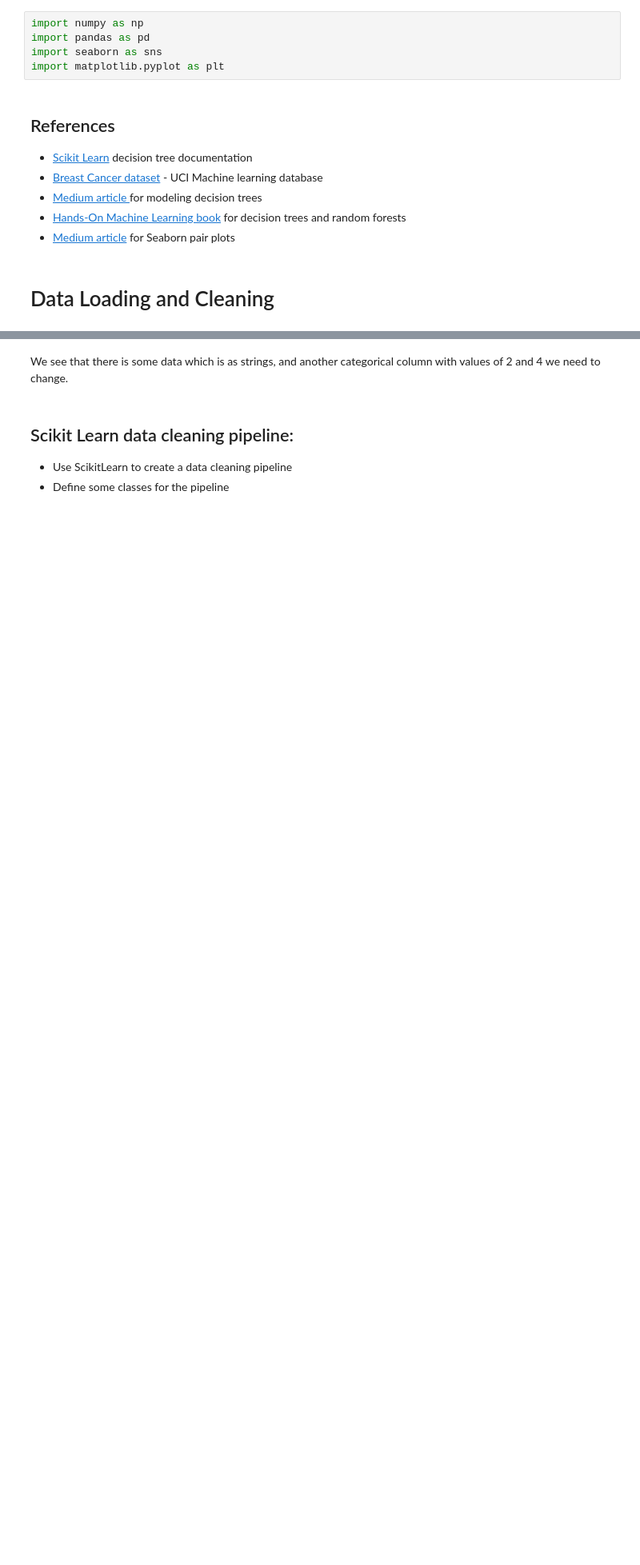
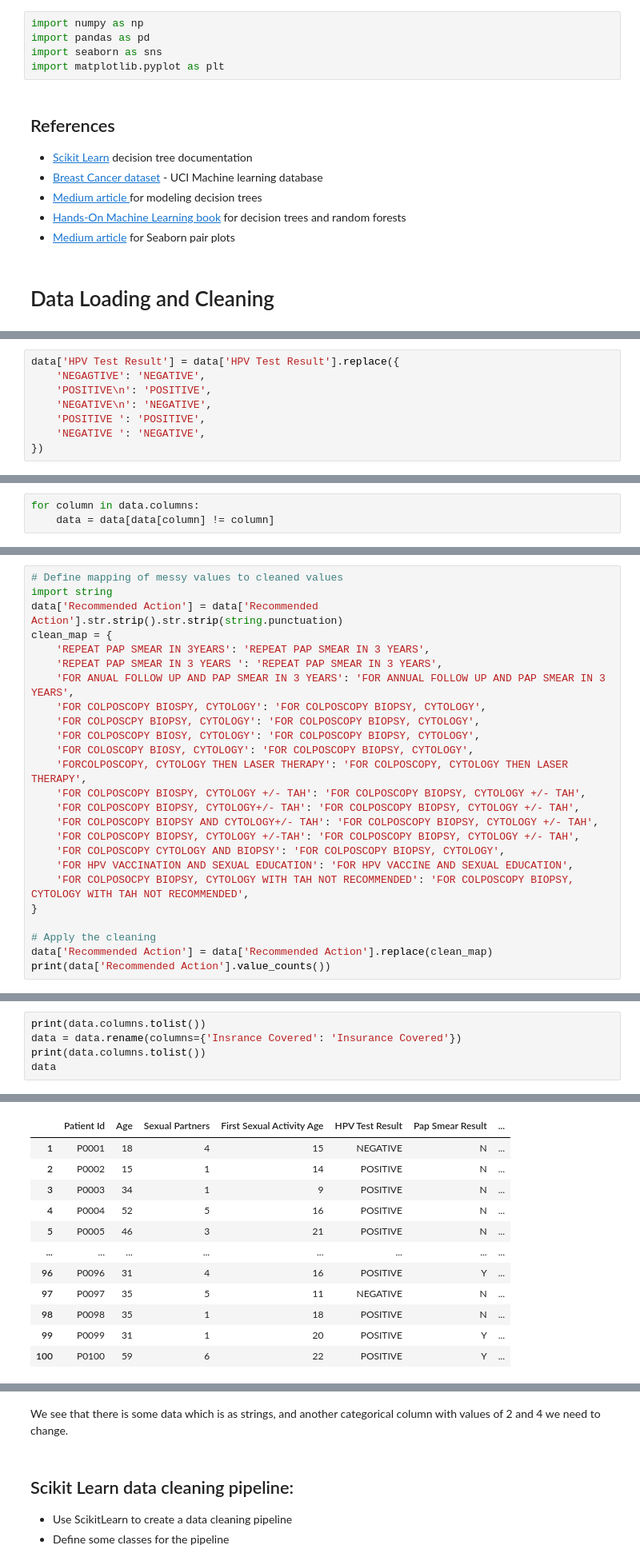
Before and after one commit to Malika7188/Decision-Tree-Algorithm, a Jupyter notebook: Predicting_breast_cancer_with_decision_trees (2).ipynb, the cells around one changed output, grey strips where cells are left out. Shown at 80% size. Saved outputs shown, nothing was run; the diff lists cells and outputs as text; blank space fills up the shorter version.

```diff
--- a/Predicting_breast_cancer_with_decision_trees (2).ipynb
+++ b/Predicting_breast_cancer_with_decision_trees (2).ipynb
@@ -42,0 +79,8 @@ data.shape
+# %%
+data['HPV Test Result'] = data['HPV Test Result'].replace({
+    'NEGAGTIVE': 'NEGATIVE',
+    'POSITIVE\n': 'POSITIVE',
+    'NEGATIVE\n': 'NEGATIVE',
+    'POSITIVE ': 'POSITIVE',
+    'NEGATIVE ': 'NEGATIVE',
+})
@@ -42,0 +95,3 @@ data.shape
+# %%
+for column in data.columns:
+    data = data[data[column] != column]
@@ -48,0 +156,25 @@ Name: diagnosis, dtype: int64
+# %%
+# Define mapping of messy values to cleaned values
+import string
+data['Recommended Action'] = data['Recommended Action'].str.strip().str.strip(string.punctuation)
+clean_map = {
+    'REPEAT PAP SMEAR IN 3YEARS': 'REPEAT PAP SMEAR IN 3 YEARS',
+    'REPEAT PAP SMEAR IN 3 YEARS ': 'REPEAT PAP SMEAR IN 3 YEARS',
+    'FOR ANUAL FOLLOW UP AND PAP SMEAR IN 3 YEARS': 'FOR ANNUAL FOLLOW UP AND PAP SMEAR IN 3 YEARS',
+    'FOR COLPOSCOPY BIOSPY, CYTOLOGY': 'FOR COLPOSCOPY BIOPSY, CYTOLOGY',
+    'FOR COLPOSCPY BIOPSY, CYTOLOGY': 'FOR COLPOSCOPY BIOPSY, CYTOLOGY',
+    'FOR COLPOSCOPY BIOSY, CYTOLOGY': 'FOR COLPOSCOPY BIOPSY, CYTOLOGY',
+    'FOR COLOSCOPY BIOSY, CYTOLOGY': 'FOR COLPOSCOPY BIOPSY, CYTOLOGY',
+    'FORCOLPOSCOPY, CYTOLOGY THEN LASER THERAPY': 'FOR COLPOSCOPY, CYTOLOGY THEN LASER THERAPY',
+    'FOR COLPOSCOPY BIOSPY, CYTOLOGY +/- TAH': 'FOR COLPOSCOPY BIOPSY, CYTOLOGY +/- TAH',
+    'FOR COLPOSCOPY BIOPSY, CYTOLOGY+/- TAH': 'FOR COLPOSCOPY BIOPSY, CYTOLOGY +/- TAH',
+    'FOR COLPOSCOPY BIOPSY AND CYTOLOGY+/- TAH': 'FOR COLPOSCOPY BIOPSY, CYTOLOGY +/- TAH',
+    'FOR COLPOSCOPY BIOPSY, CYTOLOGY +/-TAH': 'FOR COLPOSCOPY BIOPSY, CYTOLOGY +/- TAH',
+    'FOR COLPOSCOPY CYTOLOGY AND BIOPSY': 'FOR COLPOSCOPY BIOPSY, CYTOLOGY',
+    'FOR HPV VACCINATION AND SEXUAL EDUCATION': 'FOR HPV VACCINE AND SEXUAL EDUCATION',
+    'FOR COLPOSOCPY BIOPSY, CYTOLOGY WITH TAH NOT RECOMMENDED': 'FOR COLPOSCOPY BIOPSY, CYTOLOGY WITH TAH NOT RECOMMENDED',
+}
+
+# Apply the cleaning
+data['Recommended Action'] = data['Recommended Action'].replace(clean_map)
+print(data['Recommended Action'].value_counts())
@@ -48,0 +198,6 @@ Name: diagnosis, dtype: int64
+# %%
+print(data.columns.tolist())
+data = data.rename(columns={'Insrance Covered': 'Insurance Covered'})
+print(data.columns.tolist())
+data
+# %% [output]
@@ -48,0 +206,12 @@ Name: diagnosis, dtype: int64
+|  | Patient Id | Age | Sexual Partners | First Sexual Activity Age | HPV Test Result | Pap Smear Result | ... |
+| 1 | P0001 | 18 | 4 | 15 | NEGATIVE | N | ... |
+| 2 | P0002 | 15 | 1 | 14 | POSITIVE | N | ... |
+| 3 | P0003 | 34 | 1 | 9 | POSITIVE | N | ... |
+| 4 | P0004 | 52 | 5 | 16 | POSITIVE | N | ... |
+| 5 | P0005 | 46 | 3 | 21 | POSITIVE | N | ... |
+| ... | ... | ... | ... | ... | ... | ... | ... |
+| 96 | P0096 | 31 | 4 | 16 | POSITIVE | Y | ... |
+| 97 | P0097 | 35 | 5 | 11 | NEGATIVE | N | ... |
+| 98 | P0098 | 35 | 1 | 18 | POSITIVE | N | ... |
+| 99 | P0099 | 31 | 1 | 20 | POSITIVE | Y | ... |
+| 100 | P0100 | 59 | 6 | 22 | POSITIVE | Y | ... |
```
Also changed, not shown: parts of 22 cells of this notebook, 46 other files.
